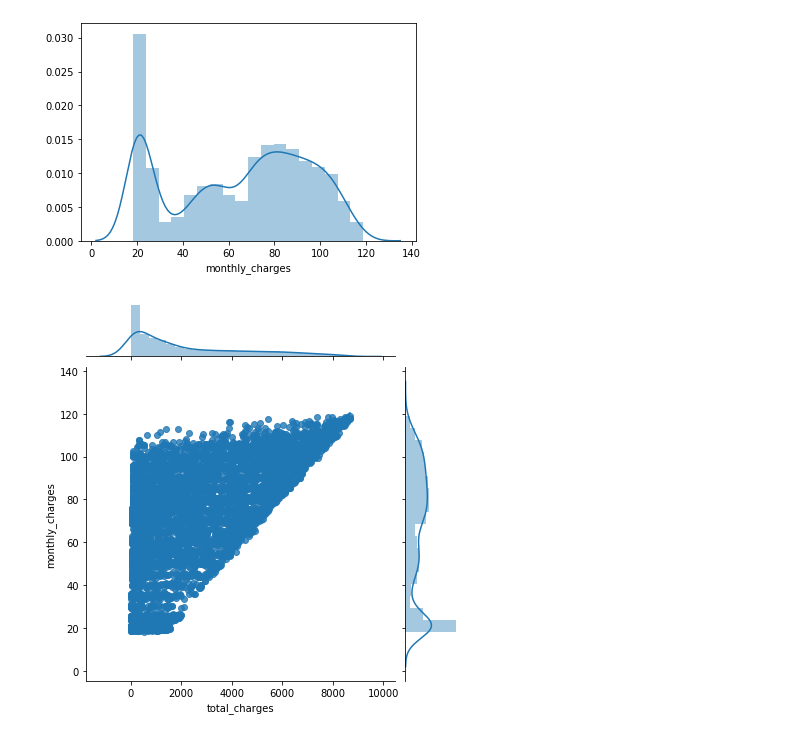
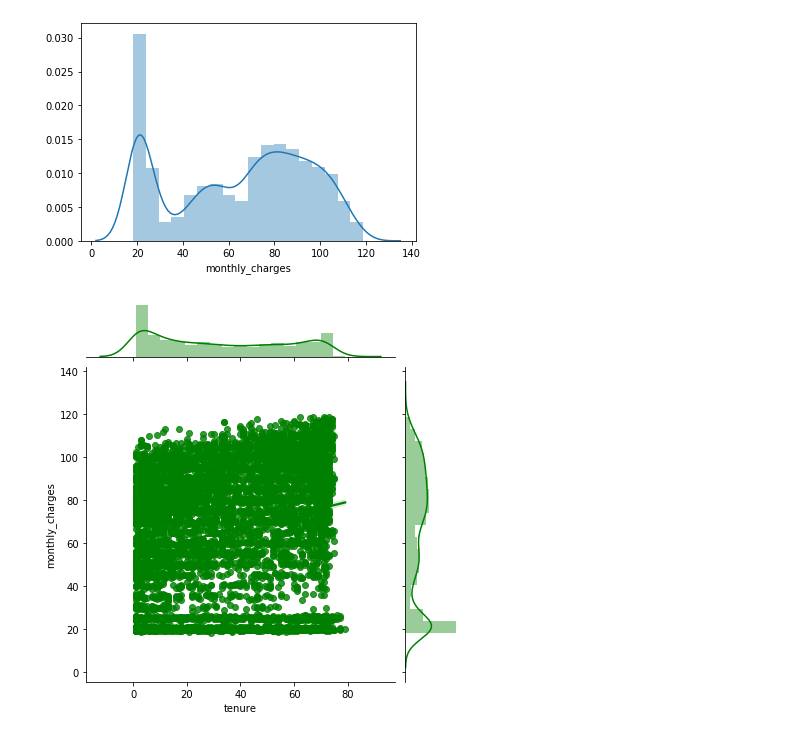
Before and after one commit to lukewbecker/pandas-practice, a Jupyter notebook: pandas_practice.ipynb, the cells around one changed output. Cells and saved outputs as stored; diff of their text form; code cells hidden in the pictures.

Commit message:
added additional charts to describe dataset

```diff
--- a/pandas_practice.ipynb
+++ b/pandas_practice.ipynb
@@ -135,6 +140,6 @@ deets_hist = sns.distplot(details.monthly_charges)
 # %% [output]
 [figure]
 # %%
-deets_jointplot = sns.jointplot(data=details, x='total_charges', y='monthly_charges', kind='reg')
+deets_jointplot = sns.jointplot(data=details, x='tenure', y='monthly_charges', kind='reg', color='g')
 # %% [output]
-[figure, old version]
+[figure, new version]
```
Also changed, not shown: parts of 1 cell of this notebook.
